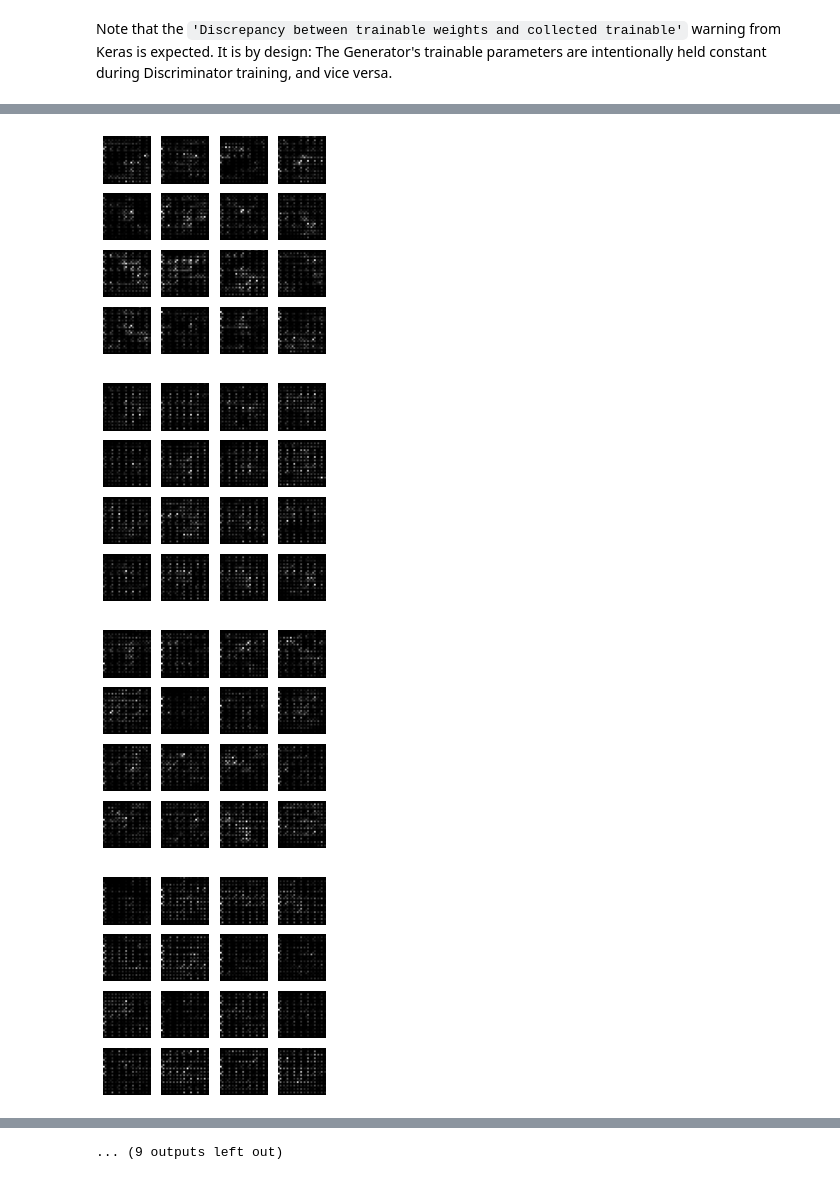
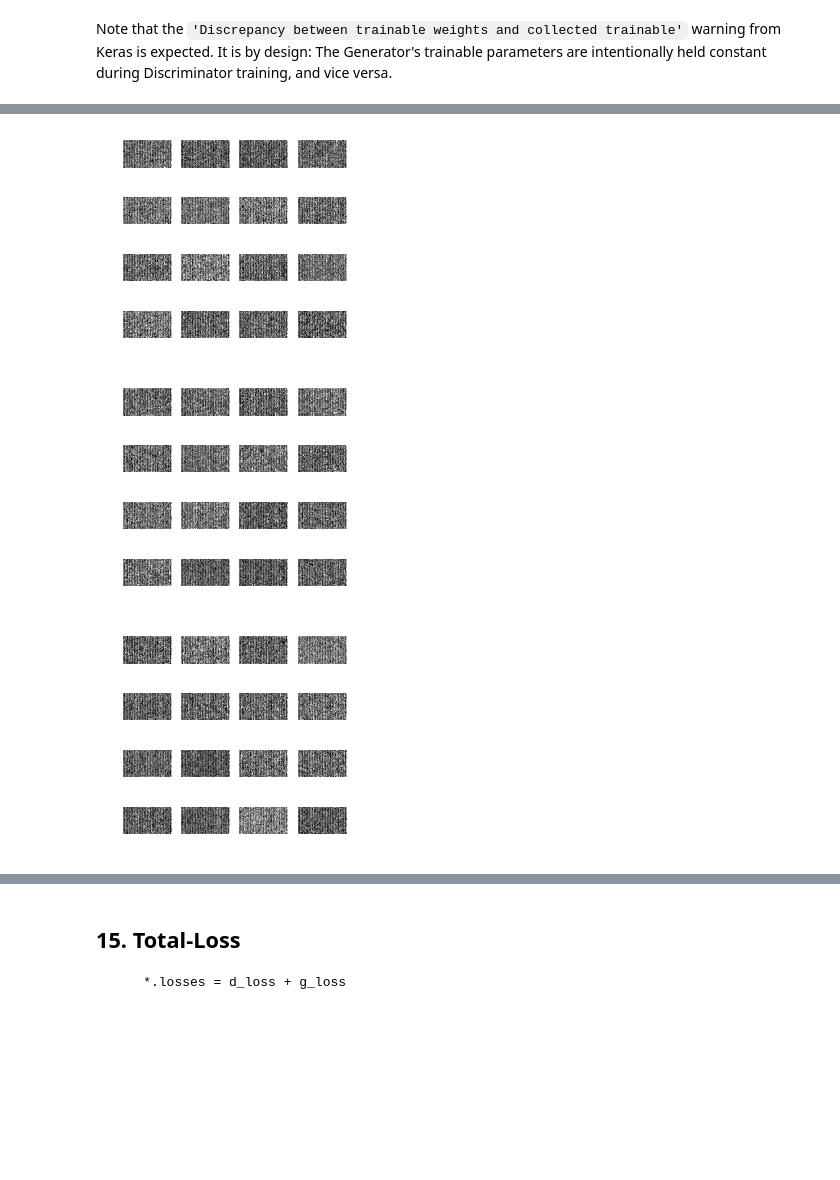
Before and after one commit to gilbert-sun/import_sklearn_imgDB, a Jupyter notebook: DCGAN3.ipynb, the cells around one changed output, grey strips where cells are left out. Drawn from its saved outputs; the diff is of its cells as text; code cells hidden in the pictures; blank space fills up the shorter version.

```diff
--- a/DCGAN3.ipynb
+++ b/DCGAN3.ipynb
@@ -64,9 +118,11 @@ def build_generator(z_dim):
 # %%
 def build_discriminator(img_shape):
+    print("D: --{}--\n", img_shape)
 
     model = Sequential()
 
     # Convolutional layer, from 28x28x1 into 14x14x32 tensor
+    #1920-> 960, 1080->540
     model.add(
         Conv2D(32,
                kernel_size=3,
@@ -78,6 +134,7 @@ def build_discriminator(img_shape):
     model.add(LeakyReLU(alpha=0.01))
 
     # Convolutional layer, from 14x14x32 into 7x7x64 tensor
+    #960-> 480, 540->270
     model.add(
         Conv2D(64,
                kernel_size=3,
@@ -92,6 +149,7 @@ def build_discriminator(img_shape):
     model.add(LeakyReLU(alpha=0.01))
 
     # Convolutional layer, from 7x7x64 tensor into 3x3x128 tensor
+    #480-> 240, 270->135
     model.add(
         Conv2D(128,
                kernel_size=3,
@@ -106,8 +164,9 @@ def build_discriminator(img_shape):
     model.add(LeakyReLU(alpha=0.01))
 
     # Output layer with sigmoid activation
+    #240-> 1, 135->1
     model.add(Flatten())
     model.add(Dense(1, activation='sigmoid'))
-
+    model.summary()
     return model
 # %% [markdown]
@@ -131,7 +192,8 @@ discriminator.compile(loss='binary_crossentropy',
 
 # Build the Generator
 generator = build_generator(z_dim)
-
+z = np.random.normal(0, 1, (4, 100))
+print (generator.predict(z).shape)
 # Keep Discriminator’s parameters constant for Generator training
 discriminator.trainable = False
 
@@ -205,7 +289,7 @@ def load_imgesets(flist, out_npz,h, w):
     return data ,data1
 # %%
 # (X_train, X_test) =load_imgesets("/home/gilbert3/Documents/mnt/images/*.jpg","my_array3",28,28)
-(X_train, X_test) =load_imgesets("/home/gilbert3/Documents/mnt/images/*.jpg","my_array3",1080,1920)
+(X_train, X_test) =load_imgesets("/media/e200/新增磁碟區/iaa_dataaugment/dataset/images/*.jpg","my_array3",1080,1920)
 #, (Y_train,Y_test)
 # (Y_train, Y_test) =load_imgesets("/home/gilbert3/Documents/mnt/images/*.jpg","my_array3",1080,1920)
 Y_test = X_test
@@ -276,13 +338,14 @@ def train(iterations, batch_size, sample_interval):
 
     # Load the MNIST dataset
     # (X_train, _), (_, _) = mnist.load_data()
-    (X_train, X_test) =load_imgesets("/home/gilbert3/Documents/mnt/images/*.jpg","my_array3",28,28)
+    (X_train, X_test) =load_imgesets("/media/e200/新增磁碟區/iaa_dataaugment/dataset/images/*.jpg","my_array3",img_cols,img_rows)
     Y_test = X_test
     Y_train = X_train
 
 #     X_train = np.asarray(X_train.reshape(-1,w,h))
 
     # Rescale [0, 255] grayscale pixel values to [-1, 1]
+    print ("=====train [X_train.shape]:{}  = (X_train.shape[0]):{} -----\n ".format(X_train.shape,X_train.shape[0]))
     X_train = X_train / 127.5 - 1.0
     X_train = np.expand_dims(X_train, axis=3)
 
@@ -291,7 +354,7 @@ def train(iterations, batch_size, sample_interval):
 
     # Labels for fake images: all zeros
     fake = np.zeros((batch_size, 1))
-
+    ii = 1
     for iteration in range(iterations):
 
         # -------------------------
@@ -304,9 +367,13 @@ def train(iterations, batch_size, sample_interval):
 
         # Generate a batch of fake images
         z = np.random.normal(0, 1, (batch_size, 100))
+        print ("z.shape",z.shape)
         gen_imgs = generator.predict(z)
-
-#         print("=================: ",imgs.shape," : ",real.shape," : ", gen_imgs.shape," : ",fake.shape)
+        if ii % 100 == 0:
+            print("{}:----[imgs.shape]:{} = [real.shape]:{} = [gen_imgs.shape]:{} = [fake.shape]:{}---\n ".format(ii, imgs.shape,real.shape, gen_imgs.shape,fake.shape))
+        else:
+            print("{}:\n".format(ii))
+        ii = ii+1
         # Train Discriminator
         d_loss_real = discriminator.train_on_batch(imgs, real)
         d_loss_fake = discriminator.train_on_batch(gen_imgs, fake)
@@ -368,9 +460,9 @@ def sample_images(generator, image_grid_rows=4, image_grid_columns=4):
 Note that the `'Discrepancy between trainable weights and collected trainable'` warning from Keras is expected. It is by design: The Generator's trainable parameters are intentionally held constant during Discriminator training, and vice versa.
 # %%
 # Set hyperparameters
-iterations = 1001
-batch_size = 4 # ==> (purny)
-sample_interval = 50
+iterations = 201
+batch_size = 32 # ==> (purny)
+sample_interval = 64
 
 # Train the DCGAN for the specified number of iterations
 train(iterations, batch_size, sample_interval)
@@ -398,4 +487,3 @@ train(iterations, batch_size, sample_interval)
-[figure, old version]
+[figure, new version]
-[figure, old version]
+[figure, new version]
-[figure, old version]
+[figure, new version]
-[figure, removed]
@@ -409,4 +490,6 @@ train(iterations, batch_size, sample_interval)
-... (9 outputs left out)
+# %% [markdown]
+## 15. Total-Loss
+        *.losses = d_loss + g_loss
 # %%
 losses = np.array(losses)
 
```
Also changed, not shown: parts of 41 cells of this notebook.
